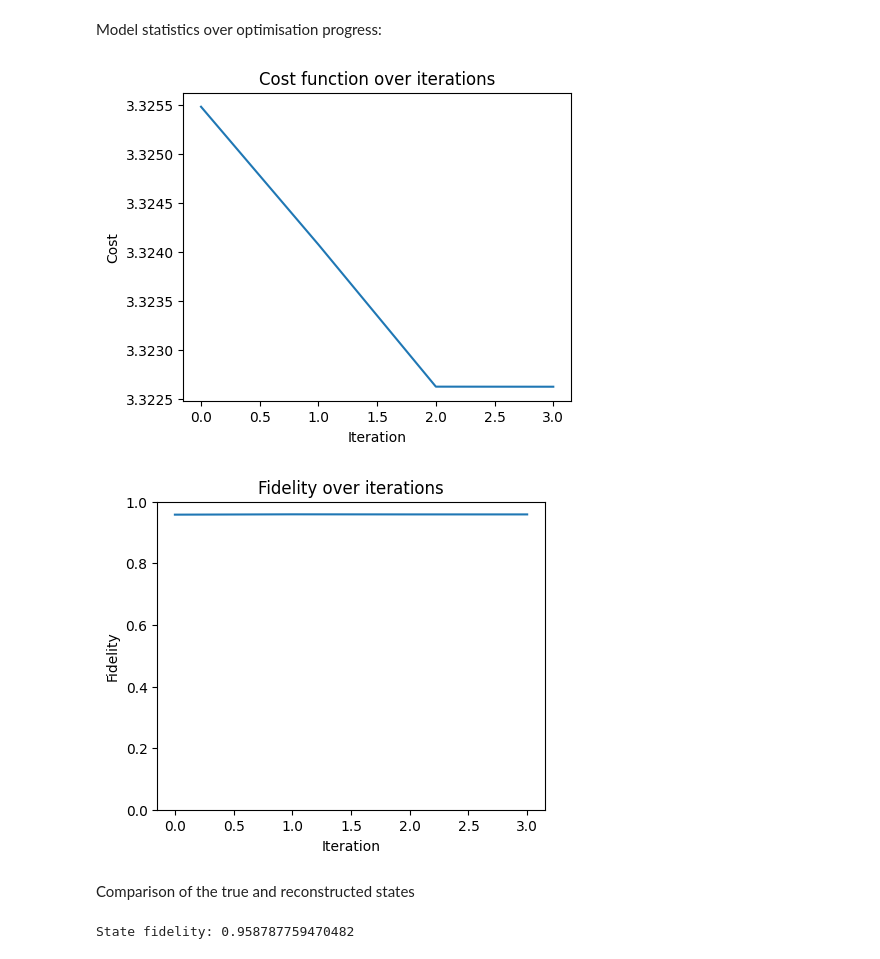
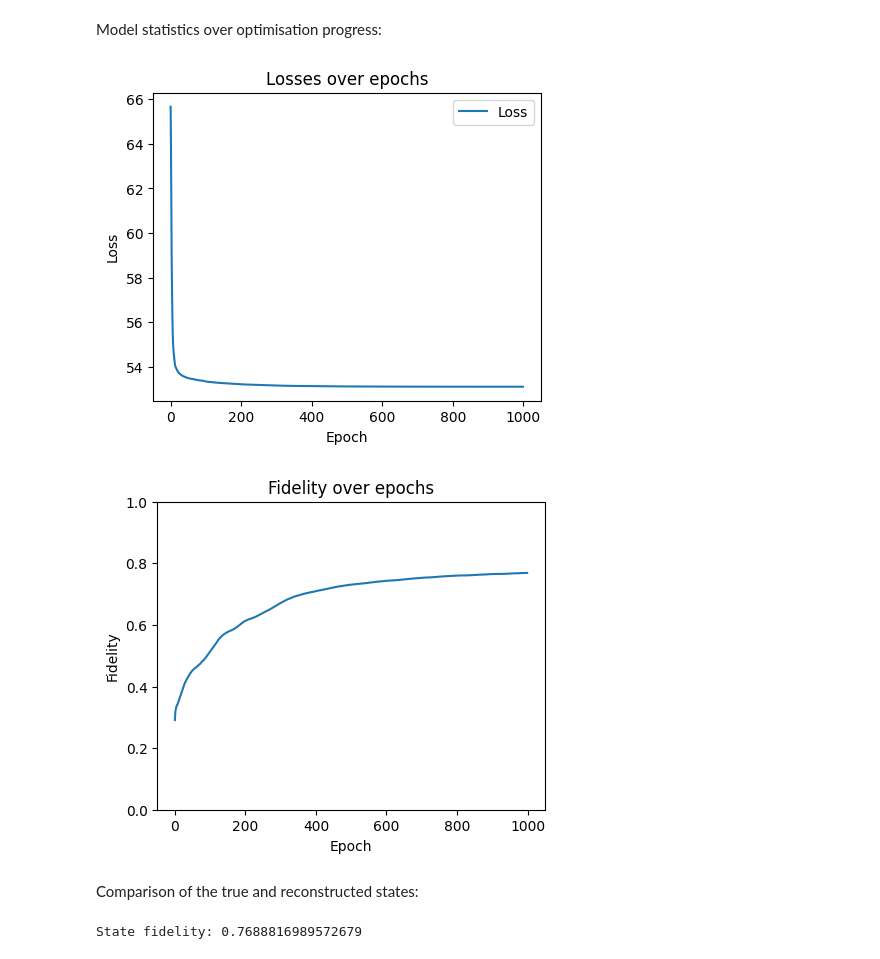
Before and after one commit to georgefitzgerald02/qsttoolkit, a Jupyter notebook: example_notebooks/MLE_tomography_demo.ipynb, the cells around one changed output. Cells and saved outputs as stored; diff of their text form; code cells hidden in the pictures.

```diff
--- a/example_notebooks/MLE_tomography_demo.ipynb
+++ b/example_notebooks/MLE_tomography_demo.ipynb
@@ -40,7 +22,8 @@ We start by defining the dimensionality of our system as `Nc`, and the phase spa
 # %%
-Nc = 32
-xgrid = np.linspace(-5, 5, Nc)
-pgrid = np.linspace(-5, 5, Nc)
+dim = 32
+data_dim = 32                 # Dimensions of the phase space grid that will serve as the image size for our data
+xgrid = np.linspace(-5, 5, data_dim)
+pgrid = np.linspace(-5, 5, data_dim)
 # %% [markdown]
 We first create test state density matrices of seven different varieties using the [QuTiP](https://qutip.org/docs/4.0.2/index.html) framework. The first three states can be produced directly using QuTiP functions, the other four are specific superpositions of Fock and coherent states and are produced using custom functions in `qsttoolkit.data`:
 # %%
@@ -71,3 +51,2 @@ using functions from `qsttoolkit.tomography`:
 # %%
-photon_number_measurement_operators = qst.tomography.measurement_operators(Nc, 'photon_number')
-Husimi_Q_measurement_operators = qst.tomography.measurement_operators(Nc, 'Husimi-Q', xgrid=xgrid, pgrid=pgrid)
+measurement_operators = qst.tomography.measurement_operators(dim, 'Husimi_Q', xgrid=xgrid, pgrid=pgrid)
@@ -87,6 +61,6 @@ measurement_operators = photon_number_measurement_operators
 # %% [markdown]
 We create an instance of the `qsttoolkit.tomography.MLEQuantumStateTomography` class, which handles the setup, performing and evaluation of the optimisation:
 # %%
-MLE_reconstructor = qst.tomography.MLEQuantumStateTomography(Nc)
+MLE_reconstructor = qst.tomography.MLEQuantumStateTomography()
 # %% [markdown]
 Optimisation of the density matrix parameterisation using the `.reconstruct` method:
@@ -112,17 +89,17 @@ Optimisation terminated successfully: True
 # %% [markdown]
 Model statistics over optimisation progress:
 # %%
-MLE_reconstructor.plot_cost_values()
+MLE_reconstructor.plot_losses()
 # %% [output]
-[figure, old version]
+[figure, new version]
 # %%
-MLE_reconstructor.plot_fidelities(test_state)
+MLE_reconstructor.plot_fidelities()
 # %% [output]
-[figure, old version]
+[figure, new version]
 # %% [markdown]
-Comparison of the true and reconstructed states
+Comparison of the true and reconstructed states:
 # %%
-print(f"State fidelity: {qst.fidelity(test_state.full(), MLE_reconstructor.reconstructed_dm)}")
+print(f"State fidelity: {qst.fidelity(test_state, MLE_reconstructor.reconstructed_dm)}")
 # %% [output]
-State fidelity: 0.958787759470482
+State fidelity: 0.7688816989572679
 # %%
```
Also changed, not shown: parts of 18 cells of this notebook, 4 other files.
